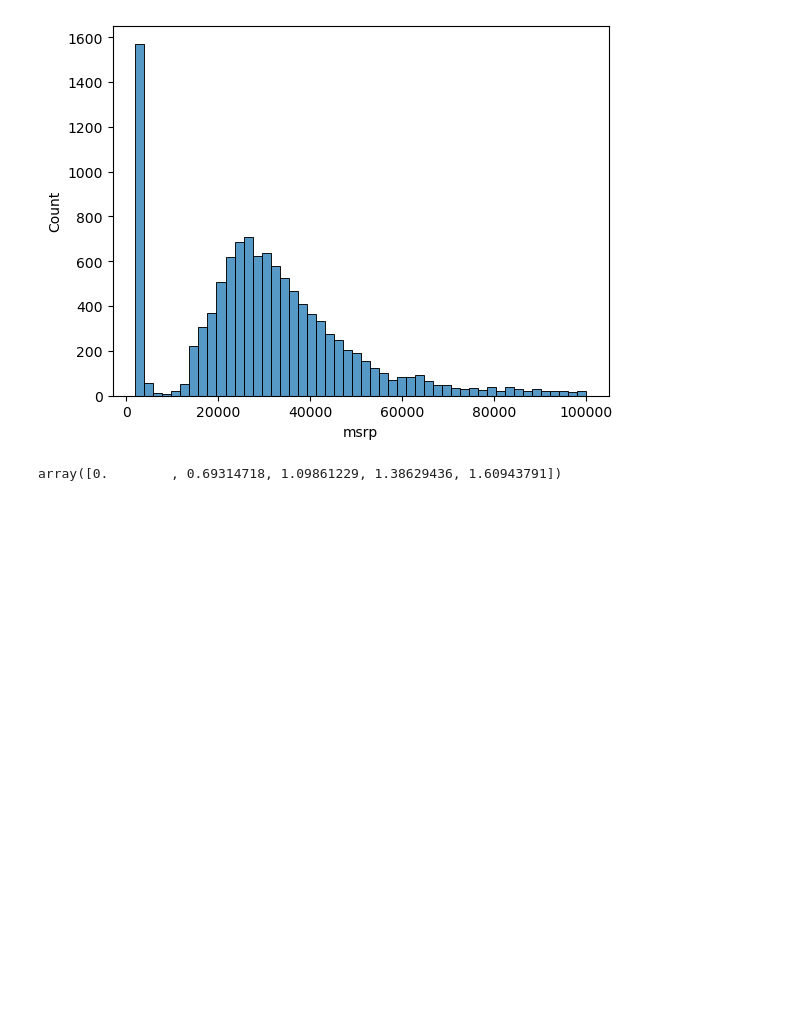
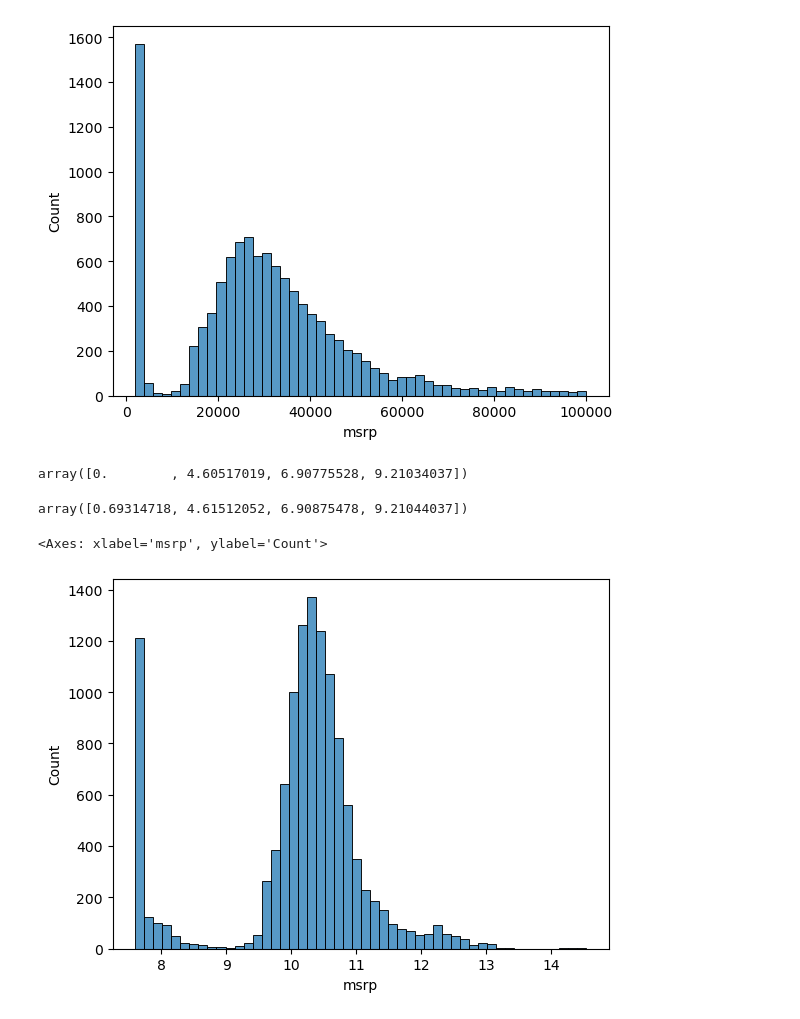
Before and after one commit to jihad-islam/Learning-ML, a Jupyter notebook: ML_ZoomCamp/Module 2/1. carproject_explained.ipynb, the cells around one changed output. Saved outputs shown, nothing was run; the diff lists cells and outputs as text; code cells hidden in the pictures; blank space fills up the shorter version.

```diff
--- a/ML_ZoomCamp/Module 2/1. carproject_explained.ipynb
+++ b/ML_ZoomCamp/Module 2/1. carproject_explained.ipynb
@@ -180,8 +180,24 @@ sns.histplot(data = df[df.msrp < 100000], x='msrp', bins=50)
 
 # and etar jonne amader log-normal distribution apply korte hobe.
 
+# nicher code ta just sample ekta code. protita value 10x kore beshi. parthokko 99, 999, 9999,... but jokhon log e convert kore nichi tokhon difference onek kome gese.
 
-
-np.log([1, 2, 3, 4, 5])
+np.log([1, 100, 1000, 10000])
 # %% [output]
-array([0.        , 0.69314718, 1.09861229, 1.38629436, 1.60943791])
+array([0.        , 4.60517019, 6.90775528, 9.21034037])
+# %%
+# but log er vitore 0 thakle error dibe. so, amra log1p use korbo. log1p mane log(1+x). so, 0 thakleo sheta 1 hoye jabe and error dibe na.
+
+np.log1p([1, 100, 1000, 10000])
+# %% [output]
+array([0.69314718, 4.61512052, 6.90875478, 9.21044037])
+# %%
+# ekhon msrp er value gular difference jehetu onek beshi tai ami log1p kore felbo.
+# log1p use korle duita jinish hoy. 1. data ta normal distribution e convert hoye jabe. 2. data er difference onek choto hoye jabe.
+
+price_log = np.log1p(df.msrp)
+
+sns.histplot(data = price_log, bins=50)
+# %% [output]
+<Axes: xlabel='msrp', ylabel='Count'>
+[figure, added]
```
Also changed, not shown: parts of 1 cell of this notebook, 1 other file.
